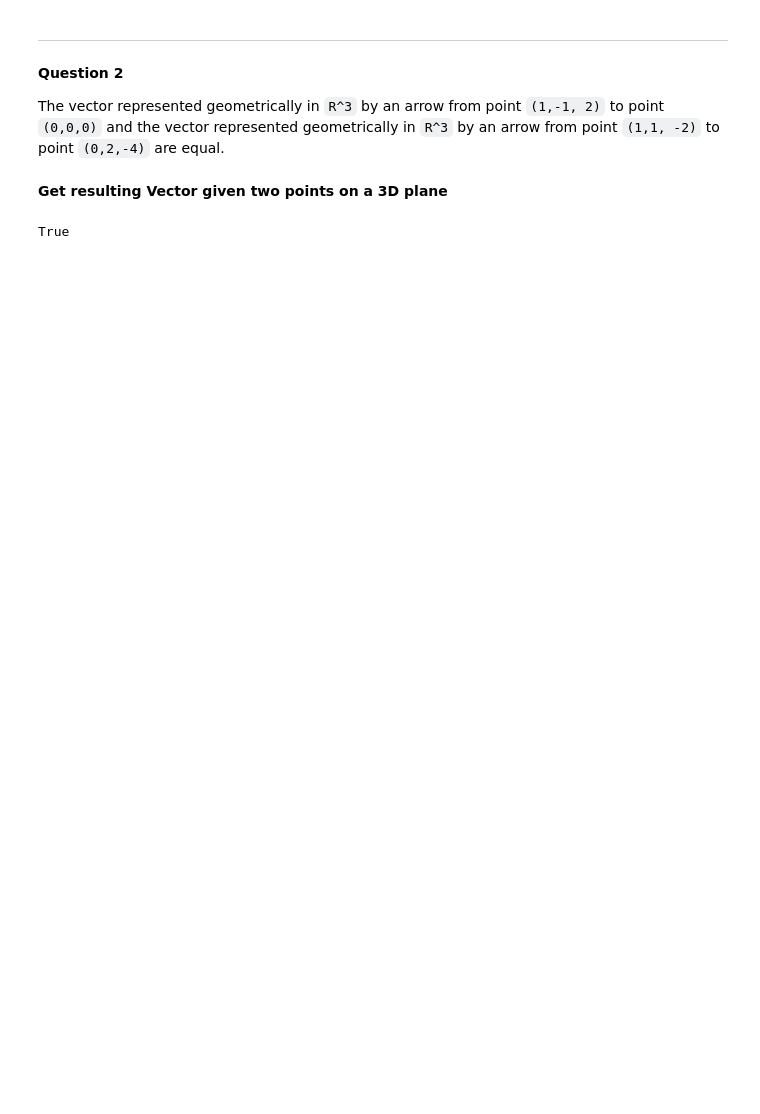
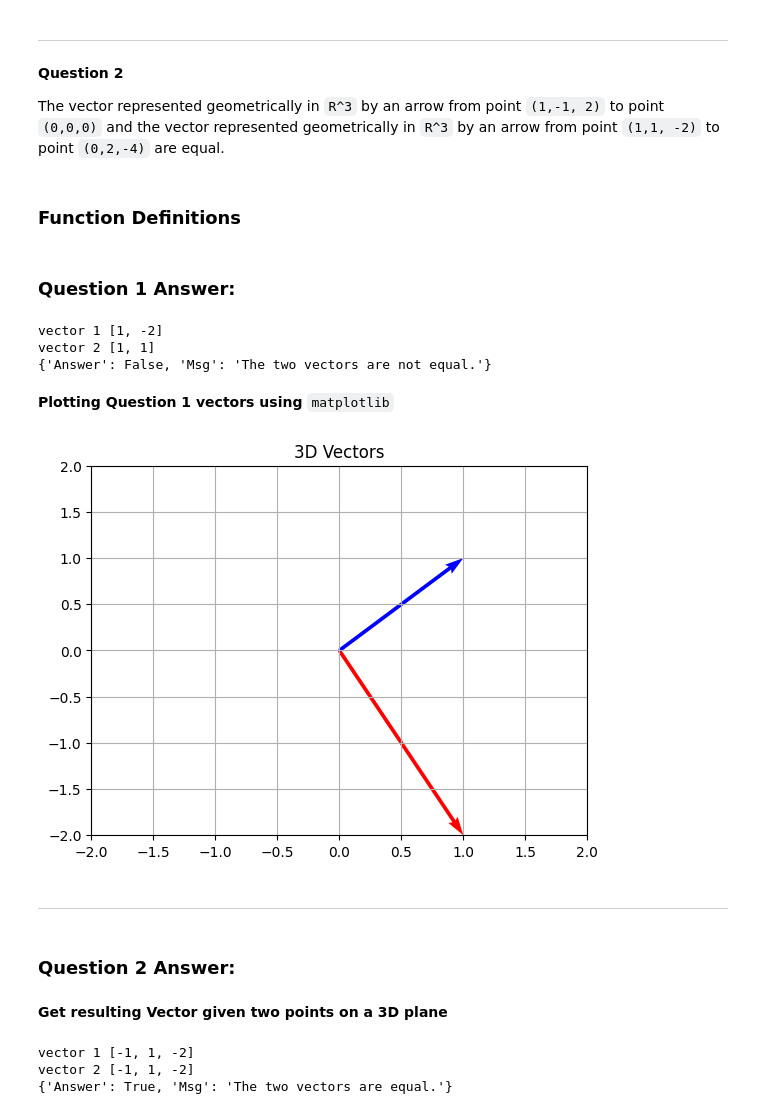
Before and after one commit to WesAspinall/Linear_Alegebra_LAFF, a Jupyter notebook: Homework/1.3.1.1.ipynb, the cells around one changed output. Drawn from its saved outputs; the diff is of its cells as text; code cells hidden in the pictures; blank space fills up the shorter version.

Commit message:
Updated homework with matplotlib visualizations

```diff
--- a/Homework/1.3.1.1.ipynb
+++ b/Homework/1.3.1.1.ipynb
@@ -45,3 +15,5 @@ False
 **Question 2**
 
 The vector represented geometrically in `R^3` by an arrow from point `(1,-1, 2)` to point `(0,0,0)` and the vector represented geometrically in `R^3` by an arrow from point `(1,1, -2)` to point `(0,2,-4)` are equal.
+# %% [markdown]
+### Function Definitions
@@ -48,15 +49,77 @@ The vector represented geometrically in `R^3` by an arrow from point `(1,-1, 2)`
+# %% [markdown]
+### Question 1 Answer:
+# %%
+start_1 = [-1,2]
+end_1 = [0, 0]
+
+start_2 = [1,-2]
+end_2 = [2,-1]
+
+resulting_vector_1 = resulting_vector(start_1, end_1)
+resulting_vector_2 = resulting_vector(start_2, end_2)
+
+print(is_equal(resulting_vector_1, resulting_vector_2))
+# %% [output]
+vector 1 [1, -2]
+vector 2 [1, 1]
+{'Answer': False, 'Msg': 'The two vectors are not equal.'}
+# %% [markdown]
+**Plotting Question 1 vectors using** `matplotlib`
+# %%
+# Create Vectors
+V = np.array(resulting_vector_1)
+V1 = np.array(resulting_vector_2)
+
+# Create the plot
+fig, ax = plt.subplots()
+
+# Add Vectors to plot via quiver
+ax.quiver(0,
+          0,
+          V[0],
+          V[1],
+          angles='xy',
+          scale_units='xy',
+          scale=1,
+          color='r')
+
+ax.quiver(0,
+          0,
+          V1[0],
+          V1[1],
+          angles='xy',
+          scale_units='xy',
+          scale=1,
+          color='b')
+
+# Set the x-limits and y-limits of the plot
+ax.set_xlim([-2, 2])
+ax.set_ylim([-2, 2])
+
+# Show the plot along with the grid
+plt.grid()
+plt.title('3D Vectors')
+plt.show()
+# %% [output]
+[figure, added]
+# %% [markdown]
+<hr>
+# %% [markdown]
+### Question 2 Answer:
 # %% [markdown]
 **Get resulting Vector given two points on a 3D plane**
 # %%
-p_1 = [1,-1,2]
-p_2 = [0, 0, 0]
+start_1 = [1,-1,2]
+end_1 = [0, 0, 0]
 
-p_3 = [1,1,-2]
-p_4 = [0, 2, -4]
+start_2 = [1,1,-2]
+end_2 = [0, 2, -4]
 
-resulting_vector_1 = resulting_vector(p_1, p_2)
-resulting_vector_2 = resulting_vector(p_3, p_4)
+resulting_vector_1 = resulting_vector(start_1, end_1)
+resulting_vector_2 = resulting_vector(start_2, end_2)
 
 print(is_equal(resulting_vector_1, resulting_vector_2))
 # %% [output]
-True
+vector 1 [-1, 1, -2]
+vector 2 [-1, 1, -2]
+{'Answer': True, 'Msg': 'The two vectors are equal.'}
```
Also changed, not shown: parts of 6 cells of this notebook.
